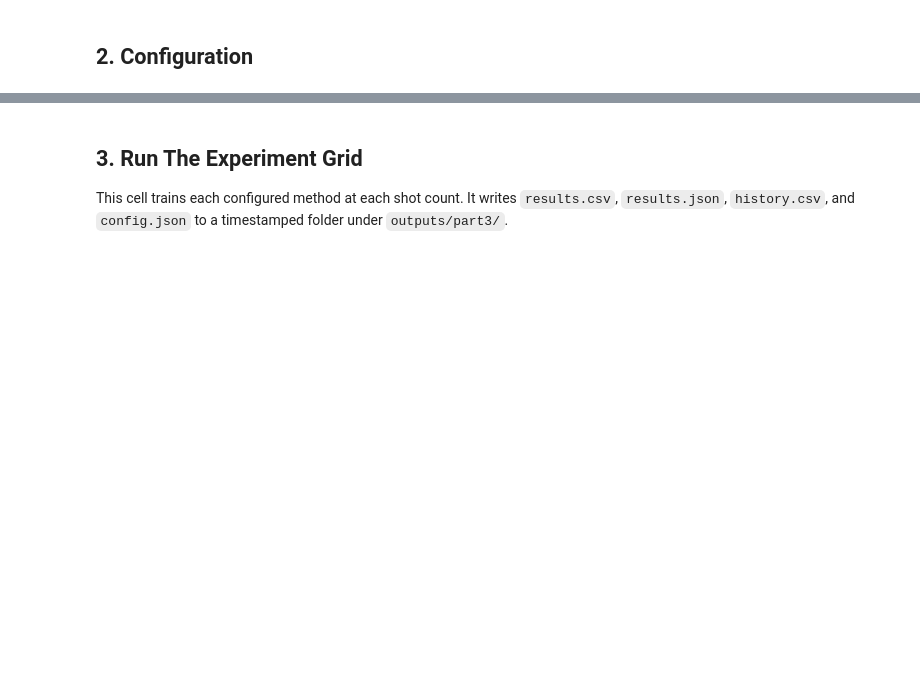
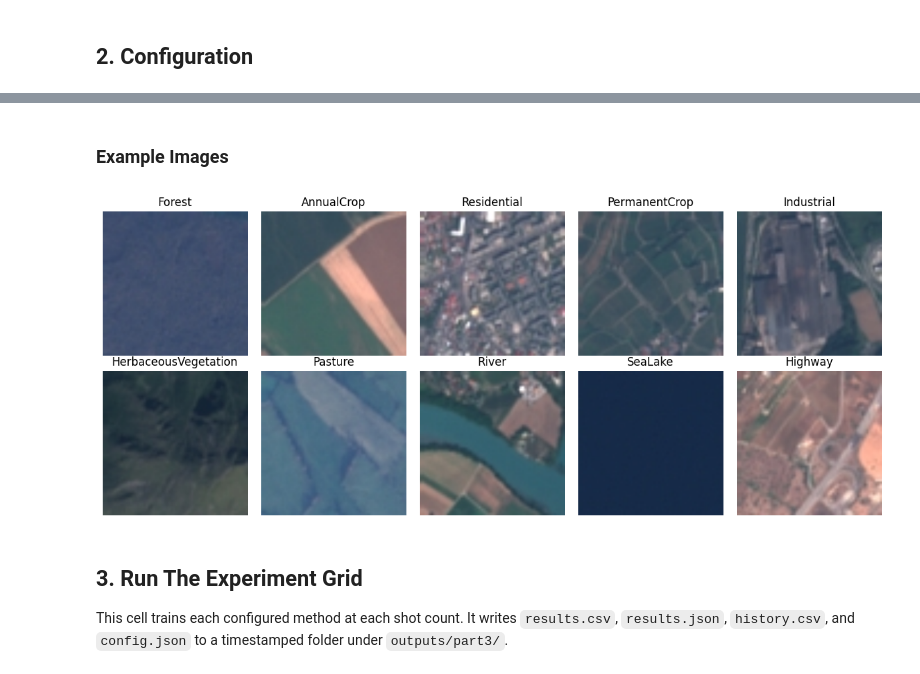
Before and after one commit to trofimova/haicon_peft_co, a Jupyter notebook: notebooks/03_few_shot_evaluation.ipynb, the cells around one changed output, grey strips where cells are left out. Saved outputs shown, nothing was run; the diff lists cells and outputs as text; code cells hidden in the pictures; blank space fills up the shorter version.

Commit message:
update part 2

```diff
--- a/notebooks/03_few_shot_evaluation.ipynb
+++ b/notebooks/03_few_shot_evaluation.ipynb
@@ -123,3 +130,26 @@ config
+# %% [markdown]
+### Example Images
+# %%
+from part2_peft_workshop import get_sample_images
+
+examples = get_sample_images(
+    config,
+    split="train",
+    examples_per_class=1,
+    max_classes=10,
+)
+
+fig, axes = plt.subplots(2, 5, figsize=(12, 5))
+
+for ax, (img, label) in zip(axes.ravel(), examples):
+    ax.imshow(img.permute(1, 2, 0))
+    ax.set_title(label, fontsize=12)
+    ax.axis("off")
+
+fig.tight_layout()
+plt.show()
+# %% [output]
+[figure, added]
 # %% [markdown]
 ## 3. Run The Experiment Grid
 
```
Also changed, not shown: parts of 10 cells of this notebook, 2 other files.
